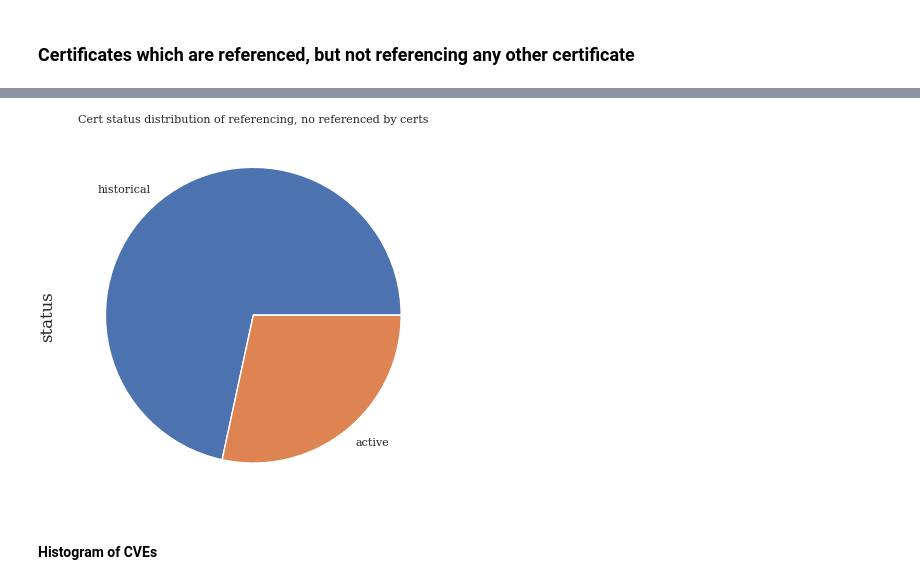
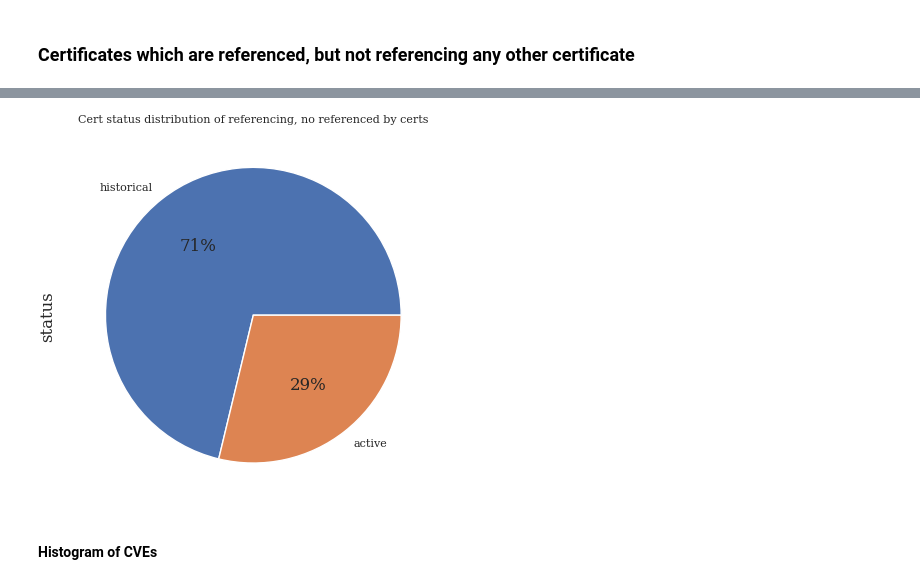
Before and after one commit to crocs-muni/sec-certs, a Jupyter notebook: notebooks/fips/references.ipynb, the cells around one changed output, grey strips where cells are left out. Drawn from its saved outputs; the diff is of its cells as text; code cells hidden in the pictures.

```diff
--- a/notebooks/fips/references.ipynb
+++ b/notebooks/fips/references.ipynb
@@ -563,10 +563,10 @@ There are total of 377 certs, which are referencing at least one other cert and
 # %%
-not_referenced_status_df: DataFrame = not_referenced_df["status"].value_counts()
-not_referenced_status_df.plot.pie()
+not_referenced_status_df: DataFrame = not_referenced_df["status"].value_counts().loc[lambda x: x > 0]
+not_referenced_status_df.plot.pie(autopct="%.0f%%")
 plt.title("Cert status distribution of referencing, no referenced by certs")
 plt.show()
 # %% [output]
-[figure, old version]
+[figure, new version]
 # %% [markdown]
 #### Histogram of CVEs
 # %%
```
Also changed, not shown: parts of 23 cells of this notebook.
